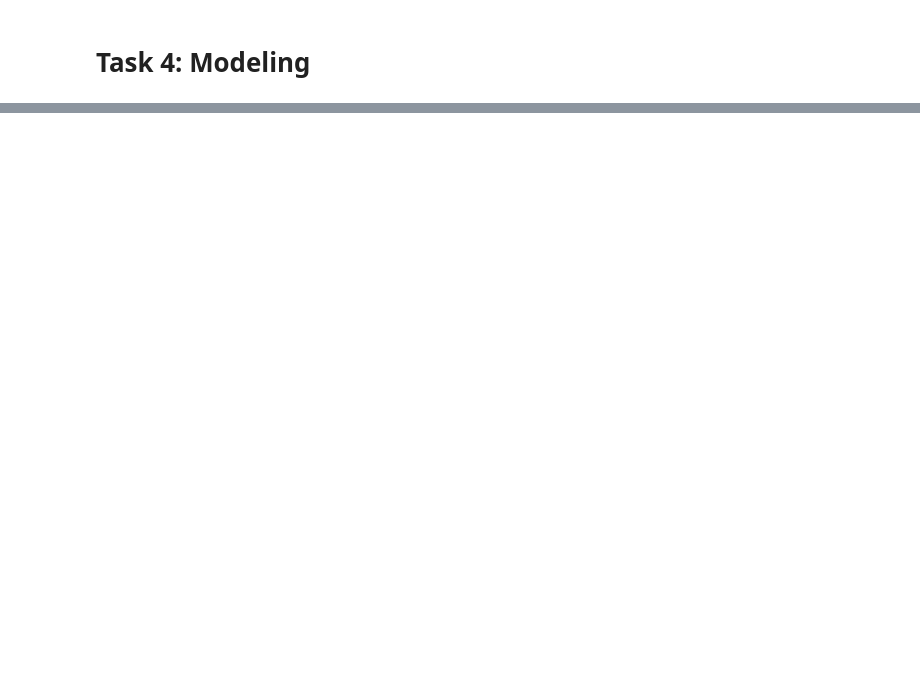
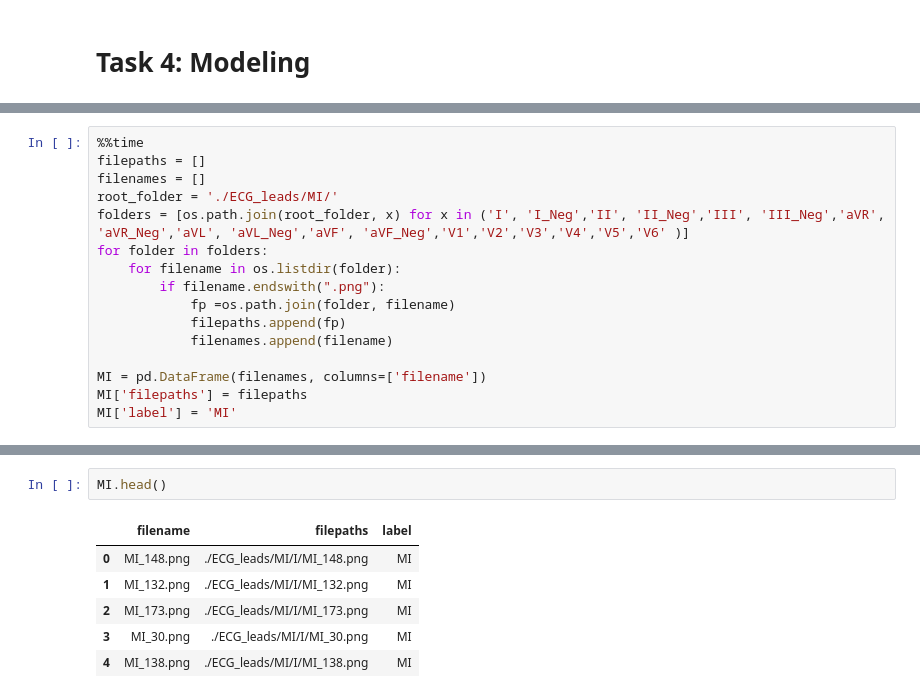
Before and after one commit to OmdenaAI/omdena-morocco-heartrisk, a Jupyter notebook: src/tasks/task-5-data-preprocessing-with-ayoub/ecg-data-preprocessing.ipynb, the cells around one changed output, grey strips where cells are left out. Saved outputs shown, nothing was run; the diff lists cells and outputs as text; blank space fills up the shorter version.

```diff
--- a/src/tasks/task-5-data-preprocessing-with-ayoub/ecg-data-preprocessing.ipynb
+++ b/src/tasks/task-5-data-preprocessing-with-ayoub/ecg-data-preprocessing.ipynb
@@ -734,0 +899,16 @@ plt.show()
+# %%
+%%time
+filepaths = []
+filenames = []
+root_folder = './ECG_leads/MI/'
+folders = [os.path.join(root_folder, x) for x in ('I', 'I_Neg','II', 'II_Neg','III', 'III_Neg','aVR', 'aVR_Neg','aVL', 'aVL_Neg','aVF', 'aVF_Neg','V1','V2','V3','V4','V5','V6' )]
+for folder in folders:
+    for filename in os.listdir(folder):
+        if filename.endswith(".png"):
+            fp =os.path.join(folder, filename)
+            filepaths.append(fp)
+            filenames.append(filename)
+
+MI = pd.DataFrame(filenames, columns=['filename'])
+MI['filepaths'] = filepaths
+MI['label'] = 'MI'
@@ -734,0 +918,9 @@ plt.show()
+# %%
+MI.head()
+# %% [output]
+|  | filename | filepaths | label |
+| 0 | MI_148.png | ./ECG_leads/MI/I/MI_148.png | MI |
+| 1 | MI_132.png | ./ECG_leads/MI/I/MI_132.png | MI |
+| 2 | MI_173.png | ./ECG_leads/MI/I/MI_173.png | MI |
+| 3 | MI_30.png | ./ECG_leads/MI/I/MI_30.png | MI |
+| 4 | MI_138.png | ./ECG_leads/MI/I/MI_138.png | MI |
```
Also changed, not shown: parts of 60 cells of this notebook.
